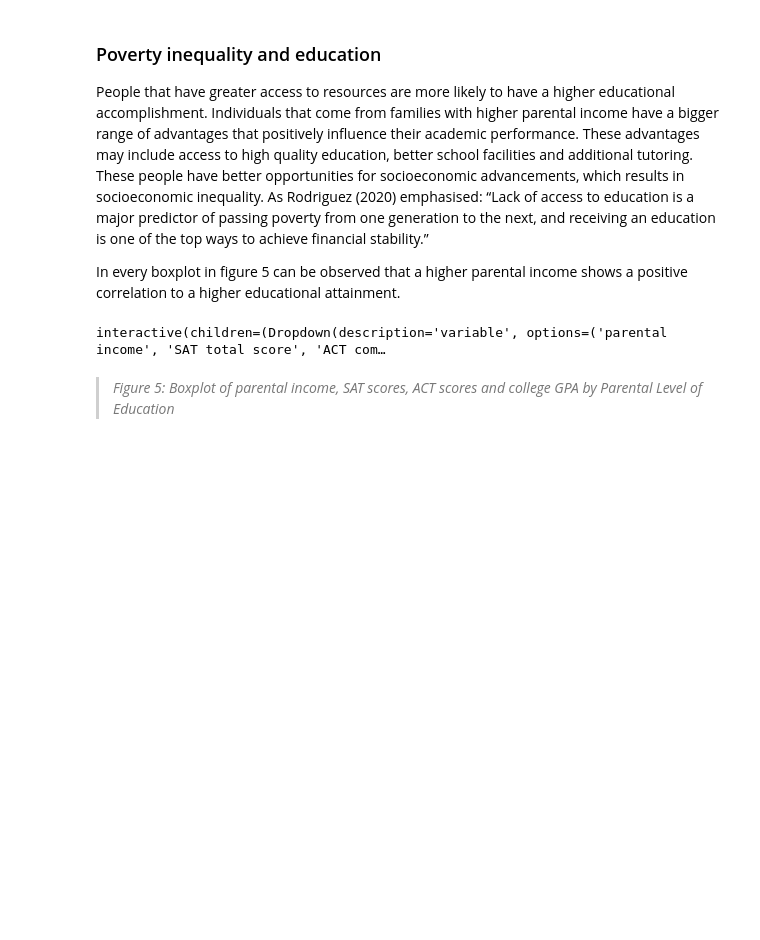
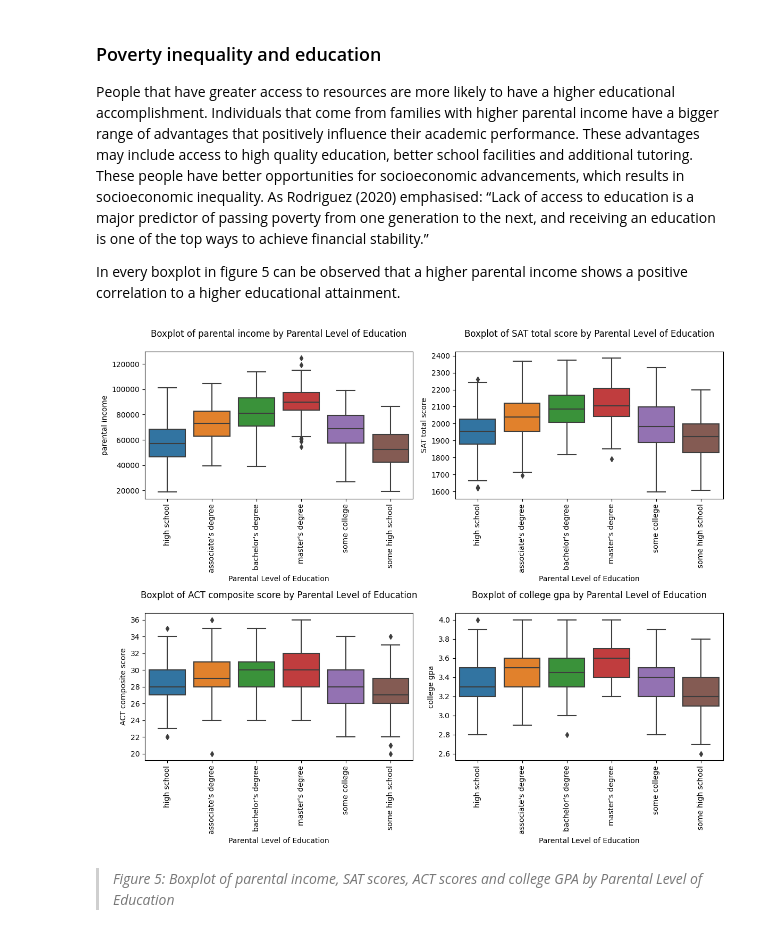
Before and after one commit to johnnyy7777/informationVisualization, a Jupyter notebook: docs/notebook.ipynb, the cells around one changed output. Drawn from its saved outputs; the diff is of its cells as text; code cells hidden in the pictures; blank space fills up the shorter version.

Commit message:
Fixed the two charts not showing correctly on pages

```diff
--- a/docs/notebook.ipynb
+++ b/docs/notebook.ipynb
@@ -272,28 +279,33 @@ In every boxplot in figure 5 can be observed that a higher parental income shows
 # %%
 import pandas as pd
 import seaborn as sns
 from matplotlib import pyplot as plt
-from ipywidgets import interact
-from IPython.display import display, Markdown
 
 grad = pd.read_csv('graduation_rate.csv')
 
-def plot_boxplot(variable):
-    c = sns.catplot(data=grad, x='parental level of education', y=variable, kind='box')
-    c.set_xticklabels(rotation=90)
-    plt.title(f'Boxplot of {variable} by Parental Level of Education', pad=40)
-    plt.xlabel('Parental Level of Education')
-    plt.ylabel(variable)
-    plt.show()
+def plot_boxplot(ax, variable):
+    c = sns.boxplot(data=grad, x='parental level of education', y=variable, ax=ax)
+    c.set_xticklabels(c.get_xticklabels(), rotation=90)
+    ax.set_title(f'Boxplot of {variable} by Parental Level of Education', pad=20)
+    ax.set_xlabel('Parental Level of Education')
+    ax.set_ylabel(variable)
+
+# Create the subplots
+fig, axes = plt.subplots(nrows=2, ncols=2, figsize=(12, 10))
 
 variables = ['parental income', 'SAT total score', 'ACT composite score', 'college gpa']
 
-interact(plot_boxplot, variable=variables)
+# Plot each variable in a separate subplot
+for ax, variable in zip(axes.flatten(), variables):
+    plot_boxplot(ax, variable)
 
-# Set the initial figure description
-initial_variable = variables[0]
+# Adjust the spacing between subplots
+fig.tight_layout()
+
+# Display the plot
+plt.show()
 # %% [output]
-interactive(children=(Dropdown(description='variable', options=('parental income', 'SAT total score', 'ACT com…
+[figure, added]
 # %% [markdown]
 > *Figure 5: Boxplot of parental income, SAT scores, ACT scores and college GPA by Parental Level of Education*
 # %% [markdown]
```
Also changed, not shown: parts of 1 cell of this notebook.
